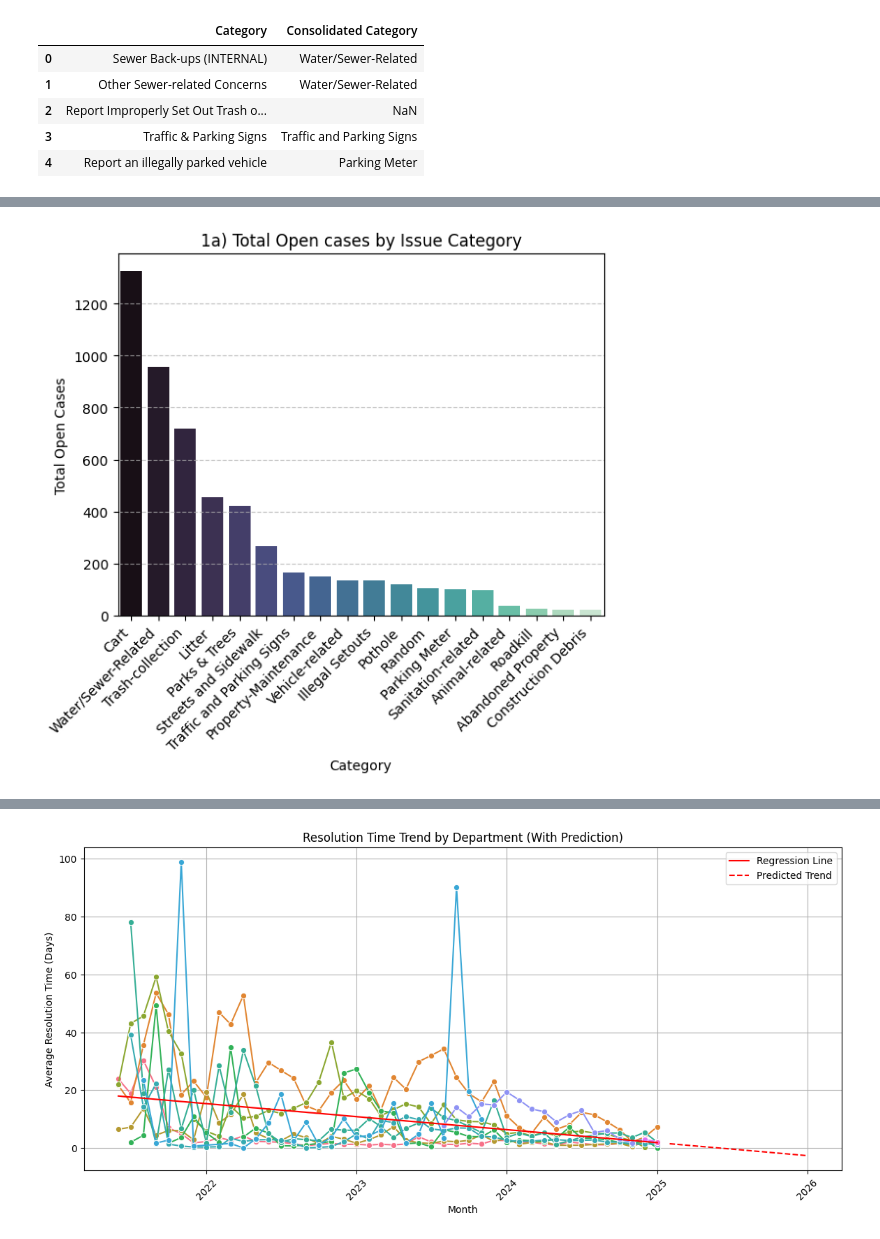
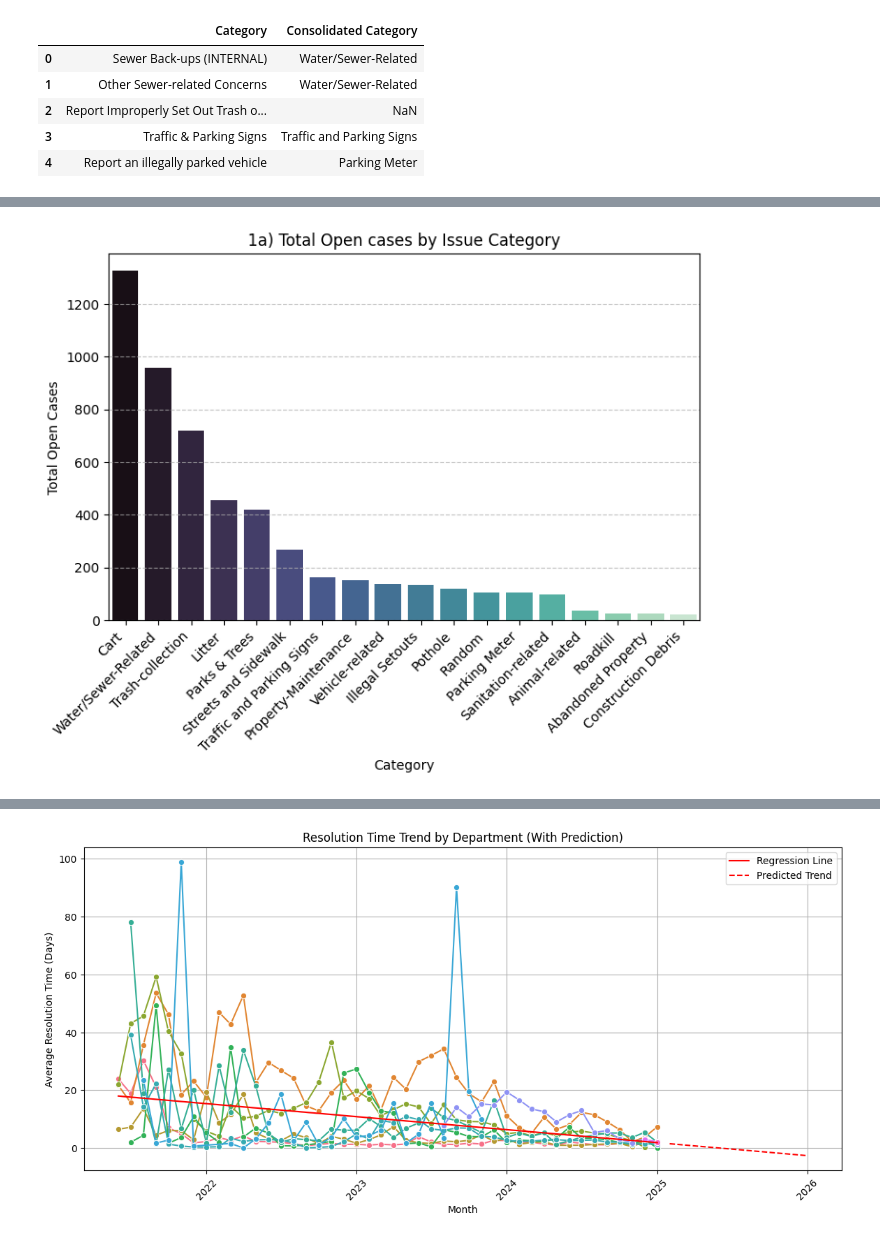
Before and after one commit to Daniwave100/Analyzing-Syracuse-Municipal-Complaint-Resolution, a Jupyter notebook: DataExploration.ipynb, the cells around one changed output, grey strips where cells are left out. Saved outputs shown, nothing was run; the diff lists cells and outputs as text; code cells hidden in the pictures.

```diff
--- a/DataExploration.ipynb
+++ b/DataExploration.ipynb
@@ -212,21 +237,22 @@ The largest issues that Syracuse residents face are undoubtedly to do with trash
 # %%
 import matplotlib.pyplot as plt
 import seaborn as sns
 # plot Open cases by Issue Category
 
 df = pd.DataFrame(categoryNulls.items(), columns=["Category", "Open Cases"])
 newdf = df[df["Open Cases"] > 20].sort_values("Open Cases", ascending=False)
 # plt.figure(figsize=(12, 6))  # Adjust figure size
 
+plt.figure(figsize=(8, 5))
 sns.barplot(data=newdf, x="Category", y="Open Cases", hue="Category", palette="mako")
 plt.xticks(rotation=45, ha="right")  # Rotate 45 degrees and align text to the right
 plt.title("1a) Total Open cases by Issue Category")
 plt.ylabel("Total Open Cases")
 plt.grid(axis="y", linestyle="--", alpha=0.7)
 
 plt.show()
 # %% [output]
-[figure, old version]
+[figure, new version]
 # %%
 # this is how many unresolved cases we have by department
 
```
Also changed, not shown: parts of 13 cells of this notebook.
